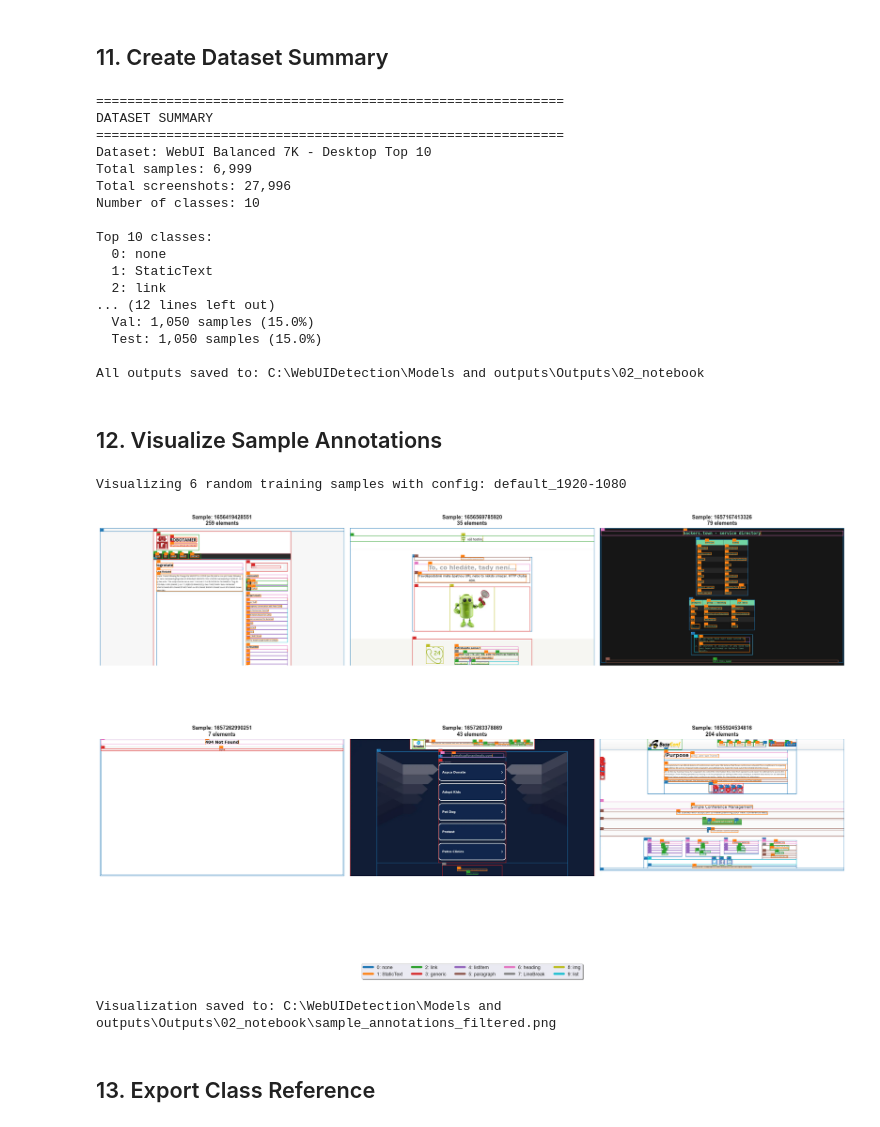
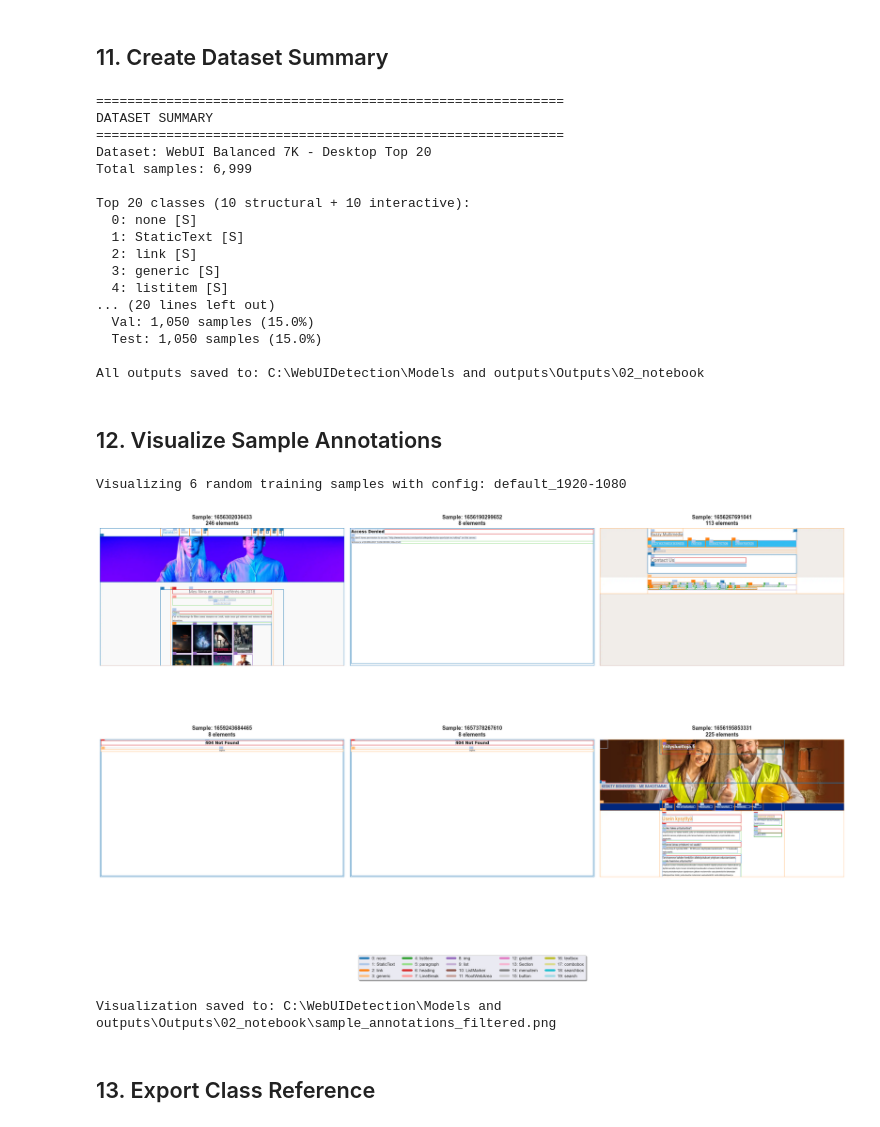
Before and after one commit to SaiGuruInukurthi/WebUIDetection, a Jupyter notebook: Notebooks/02_Dataset_prep.ipynb, the cells around one changed output. Saved outputs shown, nothing was run; the diff lists cells and outputs as text; code cells hidden in the pictures.

```diff
--- a/Notebooks/02_Dataset_prep.ipynb
+++ b/Notebooks/02_Dataset_prep.ipynb
@@ -836,16 +883,18 @@ plt.show()
 # %%
 # Compile comprehensive summary
 dataset_summary = {
-    'dataset_name': 'WebUI Balanced 7K - Desktop Top 10',
+    'dataset_name': 'WebUI Balanced 7K - Desktop Top 20',
     'creation_date': '2026-02-08',
     'total_valid_samples': len(valid_samples),
     'total_desktop_screenshots': len(valid_samples) * 4,
     'desktop_configs': DESKTOP_CONFIGS,
-    'num_classes': 10,
-    'top_10_classes': {
-        'class_names': top_10_classes,
+    'num_classes': 20,
+    'top_20_classes': {
+        'class_names': top_20_classes,
         'class_mapping': class_to_id,
-        'id_to_class': id_to_class
+        'id_to_class': id_to_class,
+        'structural_classes': [c for c in top_structural if c in top_20_classes],
+        'interactive_classes': [c for c in critical_interactive if c in top_20_classes]
     },
     'filtering_statistics': summary_stats,
     'splits': {
@@ -872,7 +921,7 @@ dataset_summary = {
         }
     },
     'output_files': {
-        'class_mapping': 'class_mapping_top10.json',
+        'class_mapping': 'class_mapping_top20.json',
         'filtering_stats': 'filtering_statistics.json',
         'density_info': 'sample_density_info.csv',
         'splits': {
@@ -897,31 +946,31 @@ print('DATASET SUMMARY')
 print(f'{"="*60}')
 print(f'Dataset: {dataset_summary["dataset_name"]}')
 print(f'Total samples: {dataset_summary["total_valid_samples"]:,}')
-print(f'Total screenshots: {dataset_summary["total_desktop_screenshots"]:,}')
-print(f'Number of classes: {dataset_summary["num_classes"]}')
-print(f'\nTop 10 classes:')
-for i, cls in enumerate(top_10_classes):
-    print(f'  {i}: {cls}')
+print(f'\nTop 20 classes (10 structural + 10 interactive):')
+for i, cls in enumerate(top_20_classes):
+    class_type = 'S' if cls in mapping_data['structural_classes'] else 'I'
+    print(f'  {i}: {cls} [{class_type}]')
 print(f'\nRetention rate: {summary_stats["overall_retention_rate"]:.2f}%')
 print(f'\nSplit distribution:')
 print(f'  Train: {len(train_samples):,} samples ({len(train_samples)/len(valid_samples)*100:.1f}%)')
 print(f'  Val: {len(val_samples):,} samples ({len(val_samples)/len(valid_samples)*100:.1f}%)')
 print(f'  Test: {len(test_samples):,} samples ({len(test_samples)/len(valid_samples)*100:.1f}%)')
+
 print(f'\nAll outputs saved to: {OUTPUT_DIR}')
 # %% [output]
 ============================================================
 DATASET SUMMARY
 ============================================================
-Dataset: WebUI Balanced 7K - Desktop Top 10
+Dataset: WebUI Balanced 7K - Desktop Top 20
 Total samples: 6,999
-Total screenshots: 27,996
-Number of classes: 10
 
-Top 10 classes:
-  0: none
-  1: StaticText
-  2: link
-... (12 lines left out)
+Top 20 classes (10 structural + 10 interactive):
+  0: none [S]
+  1: StaticText [S]
+  2: link [S]
+  3: generic [S]
+  4: listitem [S]
+... (20 lines left out)
   Val: 1,050 samples (15.0%)
   Test: 1,050 samples (15.0%)
 
@@ -935,8 +984,8 @@ sample_indices = np.random.choice(len(train_samples), size=min(6, len(train_samp
 vis_samples = [train_samples[i] for i in sample_indices]
 vis_config = DESKTOP_CONFIGS[3]  # Use 1920x1080
 
-# Create color map for classes
-colors_map = plt.cm.tab10(range(10))
+# Create color map for classes (20 classes)
+colors_map = plt.cm.tab20(range(20))
 colors_rgb = [(int(c[0]*255), int(c[1]*255), int(c[2]*255)) for c in colors_map]
 
 print(f'Visualizing {len(vis_samples)} random training samples with config: {vis_config}')
@@ -962,36 +1011,36 @@ for idx, sample_id in enumerate(vis_samples):
 
         class_id = class_to_id[elem_class]
         color = colors_rgb[class_id]
 
         x, y, w, h = bbox['x'], bbox['y'], bbox['width'], bbox['height']
         draw.rectangle([x, y, x+w, y+h], outline=color, width=3)
 
         # Add class label
         label = f"{class_id}"
         draw.rectangle([x, y-20, x+30, y], fill=color)
         draw.text((x+2, y-18), label, fill='white')
 
     # Display
     ax = axes[idx]
     ax.imshow(img)
     ax.set_title(f'Sample: {sample_id}\n{len(bboxes)} elements', fontsize=10, fontweight='bold')
     ax.axis('off')
 
 # Create legend
 legend_elements = [plt.Line2D([0], [0], color=colors_map[i], lw=4,
                               label=f'{i}: {id_to_class[i][:20]}')
-                  for i in range(10)]
-fig.legend(handles=legend_elements, loc='lower center', ncol=5, fontsize=9,
+                  for i in range(20)]
+fig.legend(handles=legend_elements, loc='lower center', ncol=5, fontsize=8,
           frameon=True, fancybox=True, shadow=True)
 
 plt.tight_layout(rect=[0, 0.05, 1, 1])
 plt.savefig(OUTPUT_DIR / 'sample_annotations_filtered.png', dpi=150, bbox_inches='tight')
 plt.show()
 
 print(f'\nVisualization saved to: {OUTPUT_DIR / "sample_annotations_filtered.png"}')
 # %% [output]
 Visualizing 6 random training samples with config: default_1920-1080
-[figure, old version]
+[figure, new version]
 Visualization saved to: C:\WebUIDetection\Models and outputs\Outputs\02_notebook\sample_annotations_filtered.png
 # %% [markdown]
 ## 13. Export Class Reference
```
Also changed, not shown: parts of 13 cells of this notebook, 12 other files.
